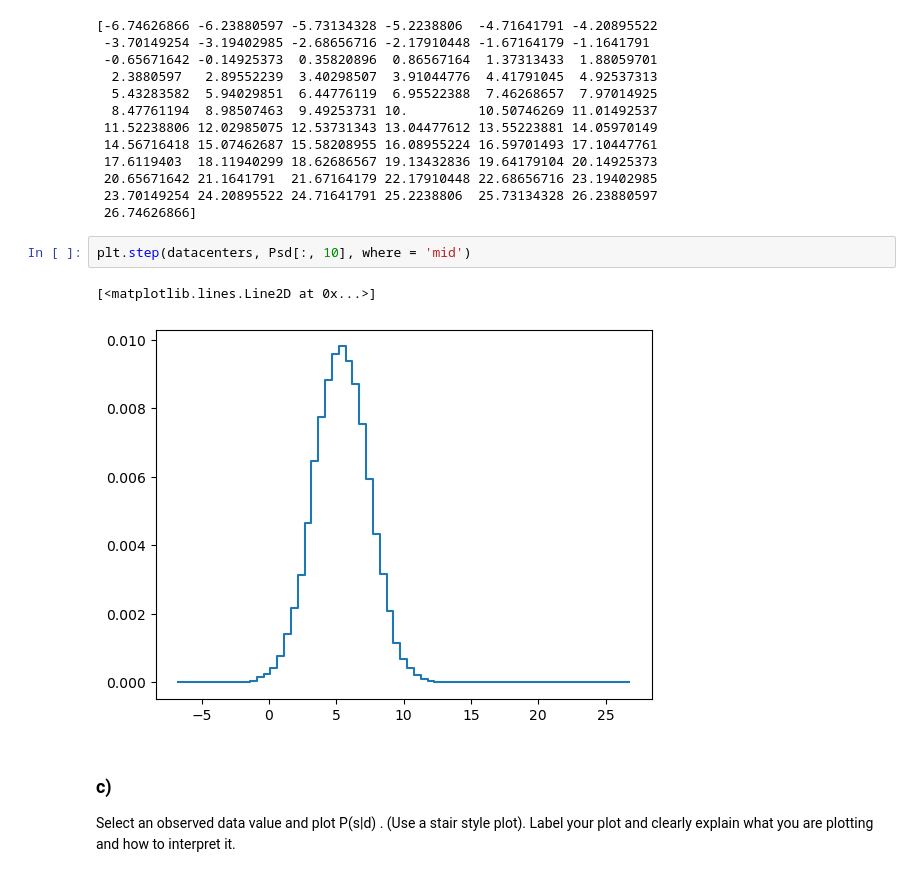
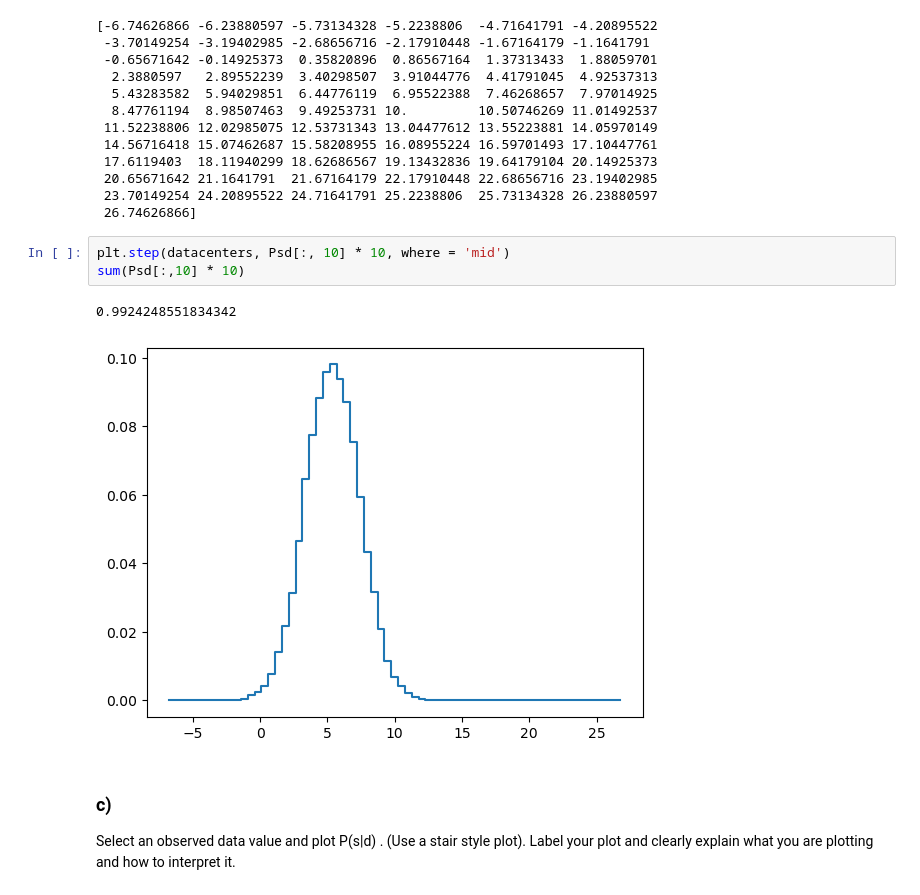
Before and after one commit to Mick-Ross/Computational-Data-Analysis, a Jupyter notebook: Homework 5.ipynb, the cells around one changed output. Drawn from its saved outputs; the diff is of its cells as text.

```diff
--- a/Homework 5.ipynb
+++ b/Homework 5.ipynb
@@ -75,10 +75,11 @@ print(datacenters)
  23.70149254 24.20895522 24.71641791 25.2238806  25.73134328 26.23880597
  26.74626866]
 # %%
-plt.step(datacenters, Psd[:, 10], where = 'mid')
+plt.step(datacenters, Psd[:, 10] * 10, where = 'mid')
+sum(Psd[:,10] * 10)
 # %% [output]
-[<matplotlib.lines.Line2D at 0x...>]
+0.9924248551834342
-[figure, old version]
+[figure, new version]
 # %% [markdown]
 ### c)
 
```
Also changed, not shown: parts of 3 cells of this notebook.
